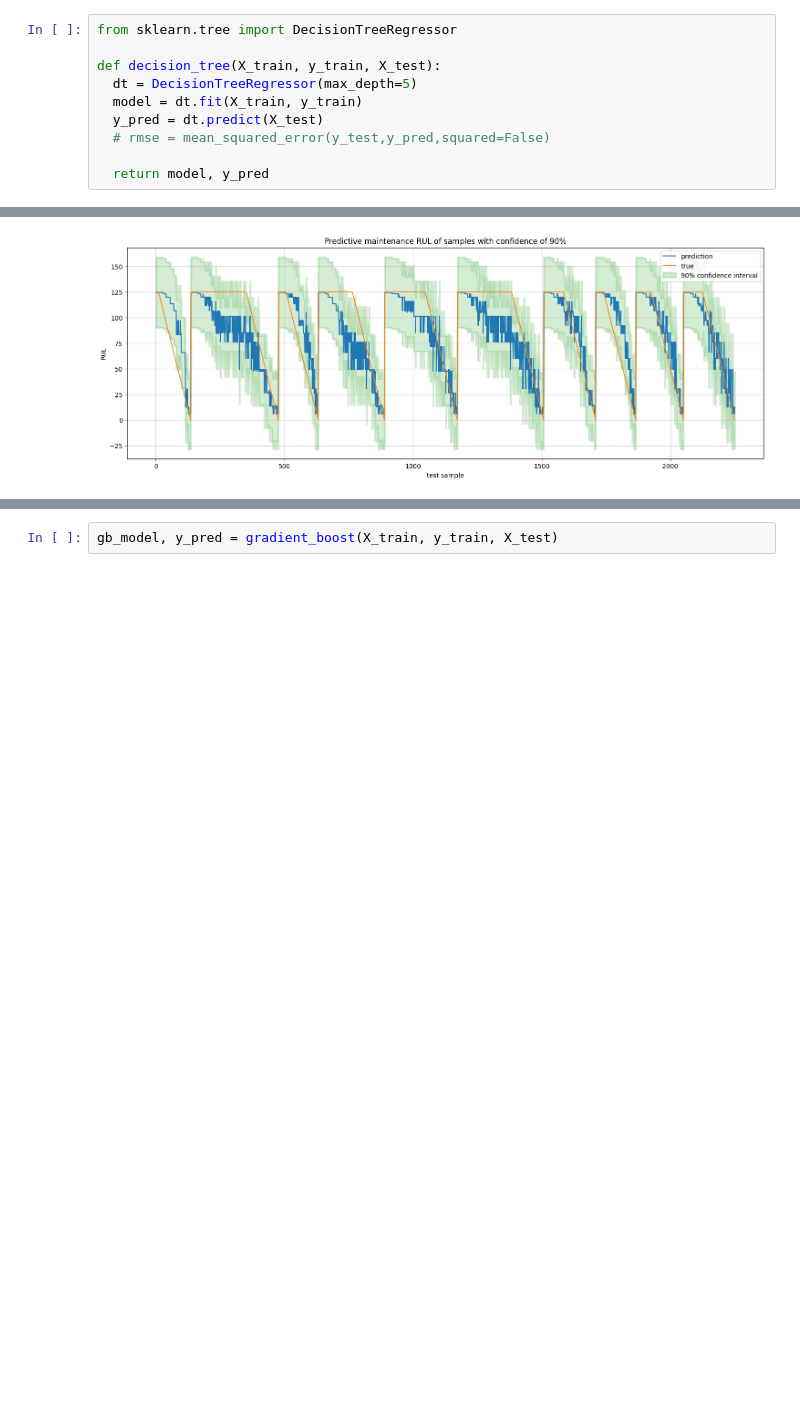
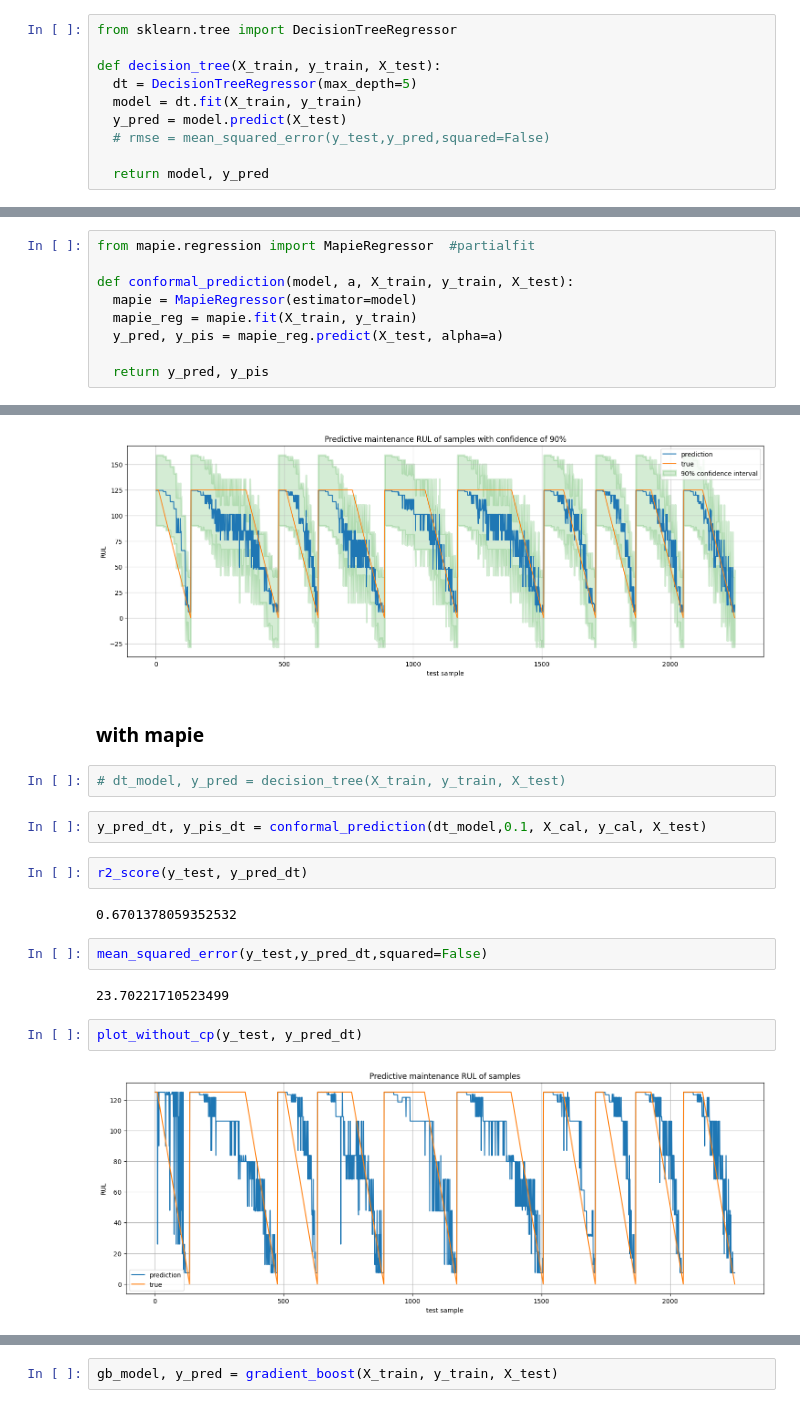
Before and after one commit to mpova/thes, a Jupyter notebook: crepes_model.ipynb, the cells around one changed output, grey strips where cells are left out. Cells and saved outputs as stored; diff of their text form; blank space fills up the shorter version.

```diff
--- a/crepes_model.ipynb
+++ b/crepes_model.ipynb
@@ -215,7 +218,7 @@ from sklearn.tree import DecisionTreeRegressor
 def decision_tree(X_train, y_train, X_test):
   dt = DecisionTreeRegressor(max_depth=5)
   model = dt.fit(X_train, y_train)
-  y_pred = dt.predict(X_test)
+  y_pred = model.predict(X_test)
   # rmse = mean_squared_error(y_test,y_pred,squared=False)
 
   return model, y_pred
@@ -318,6 +321,15 @@ def conformal_prediction_crepes_mondrian(model, bin, X_cali, y_cali, X_test):
   intervals_mond = cr_mond.predict(y_hat=y_hat_test, bins=bins_test)
 
   return y_hat_test, intervals_mond
+# %%
+from mapie.regression import MapieRegressor  #partialfit
+
+def conformal_prediction(model, a, X_train, y_train, X_test):
+  mapie = MapieRegressor(estimator=model)
+  mapie_reg = mapie.fit(X_train, y_train)
+  y_pred, y_pis = mapie_reg.predict(X_test, alpha=a)
+
+  return y_pred, y_pis
 # %%
 import numpy as np
 from sklearn.tree import DecisionTreeRegressor
@@ -353,3 +372,21 @@ plot_without_cp(y_test, y_pred_dt)
 plot_with_cp(y_test, y_pred_dt, y_pis_dt, "90")
 # %% [output]
 [figure]
+# %% [markdown]
+### with mapie
+# %%
+# dt_model, y_pred = decision_tree(X_train, y_train, X_test)
+# %%
+y_pred_dt, y_pis_dt = conformal_prediction(dt_model,0.1, X_cal, y_cal, X_test)
+# %%
+r2_score(y_test, y_pred_dt)
+# %% [output]
+0.6701378059352532
+# %%
+mean_squared_error(y_test,y_pred_dt,squared=False)
+# %% [output]
+23.70221710523499
+# %%
+plot_without_cp(y_test, y_pred_dt)
+# %% [output]
+[figure, added]
```
Also changed, not shown: parts of 56 cells of this notebook.
